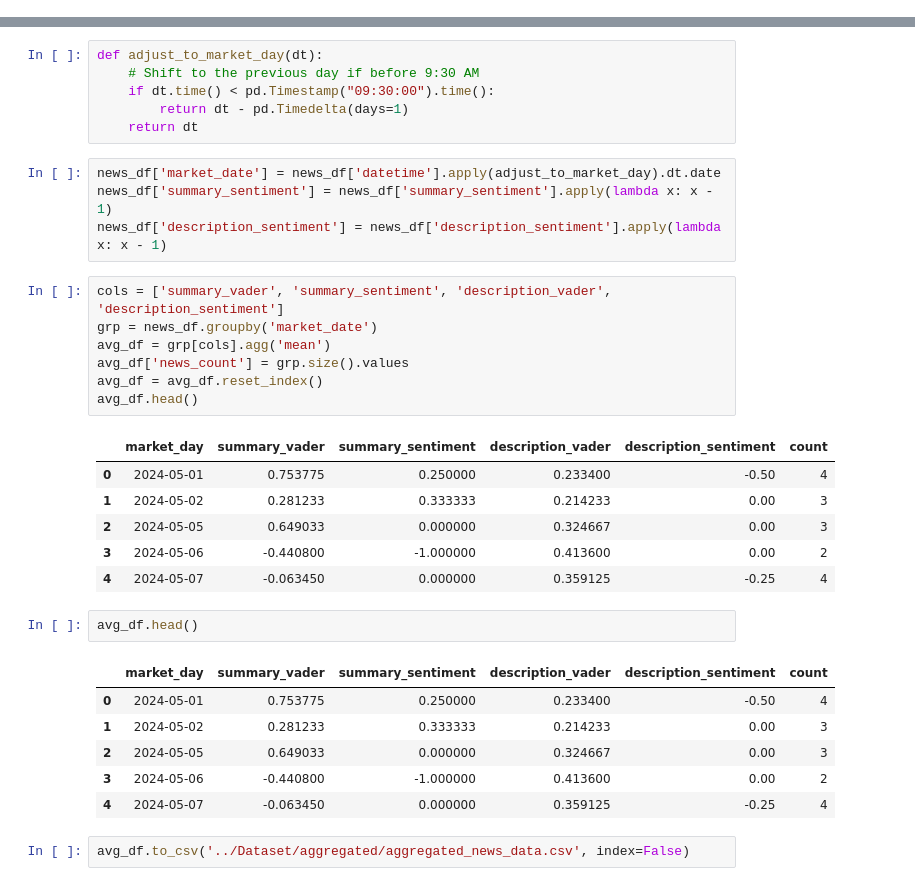
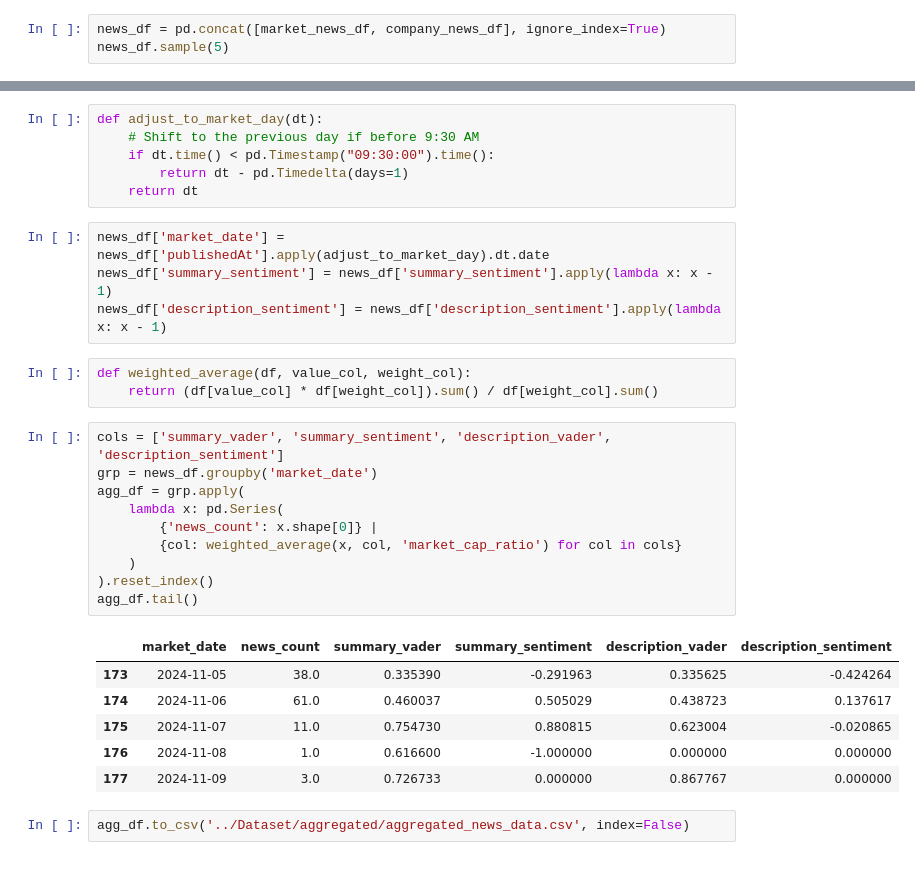
Before and after one commit to BrijAtIISc/DSP_project, a Jupyter notebook: Code/13-news-ratings-aggregation.ipynb, the cells around one changed output, grey strips where cells are left out. Cells and saved outputs as stored; diff of their text form.

```diff
--- a/Code/13-news-ratings-aggregation.ipynb
+++ b/Code/13-news-ratings-aggregation.ipynb
@@ -13,0 +58,3 @@ news_df.head()
+# %%
+news_df = pd.concat([market_news_df, company_news_df], ignore_index=True)
+news_df.sample(5)
@@ -18,31 +72,28 @@ def adjust_to_market_day(dt):
         return dt - pd.Timedelta(days=1)
     return dt
 # %%
-news_df['market_date'] = news_df['datetime'].apply(adjust_to_market_day).dt.date
+news_df['market_date'] = news_df['publishedAt'].apply(adjust_to_market_day).dt.date
 news_df['summary_sentiment'] = news_df['summary_sentiment'].apply(lambda x: x - 1)
 news_df['description_sentiment'] = news_df['description_sentiment'].apply(lambda x: x - 1)
-# %%
-cols = ['summary_vader', 'summary_sentiment', 'description_vader', 'description_sentiment']
-grp = news_df.groupby('market_date')
-avg_df = grp[cols].agg('mean')
-avg_df['news_count'] = grp.size().values
-avg_df = avg_df.reset_index()
-avg_df.head()
-# %% [output]
-|  | market_day | summary_vader | summary_sentiment | description_vader | description_sentiment | count |
-| 0 | 2024-05-01 | 0.753775 | 0.250000 | 0.233400 | -0.50 | 4 |
-| 1 | 2024-05-02 | 0.281233 | 0.333333 | 0.214233 | 0.00 | 3 |
-| 2 | 2024-05-05 | 0.649033 | 0.000000 | 0.324667 | 0.00 | 3 |
-| 3 | 2024-05-06 | -0.440800 | -1.000000 | 0.413600 | 0.00 | 2 |
-| 4 | 2024-05-07 | -0.063450 | 0.000000 | 0.359125 | -0.25 | 4 |
-# %%
-avg_df.head()
-# %% [output]
-|  | market_day | summary_vader | summary_sentiment | description_vader | description_sentiment | count |
-| 0 | 2024-05-01 | 0.753775 | 0.250000 | 0.233400 | -0.50 | 4 |
-| 1 | 2024-05-02 | 0.281233 | 0.333333 | 0.214233 | 0.00 | 3 |
-| 2 | 2024-05-05 | 0.649033 | 0.000000 | 0.324667 | 0.00 | 3 |
-| 3 | 2024-05-06 | -0.440800 | -1.000000 | 0.413600 | 0.00 | 2 |
-| 4 | 2024-05-07 | -0.063450 | 0.000000 | 0.359125 | -0.25 | 4 |
+# %%
+def weighted_average(df, value_col, weight_col):
+    return (df[value_col] * df[weight_col]).sum() / df[weight_col].sum()
+# %%
+cols = ['summary_vader', 'summary_sentiment', 'description_vader', 'description_sentiment']
+grp = news_df.groupby('market_date')
+agg_df = grp.apply(
+    lambda x: pd.Series(
+        {'news_count': x.shape[0]} |
+        {col: weighted_average(x, col, 'market_cap_ratio') for col in cols}
+    )
+).reset_index()
+agg_df.tail()
+# %% [output]
+|  | market_date | news_count | summary_vader | summary_sentiment | description_vader | description_sentiment |
+| 173 | 2024-11-05 | 38.0 | 0.335390 | -0.291963 | 0.335625 | -0.424264 |
+| 174 | 2024-11-06 | 61.0 | 0.460037 | 0.505029 | 0.438723 | 0.137617 |
+| 175 | 2024-11-07 | 11.0 | 0.754730 | 0.880815 | 0.623004 | -0.020865 |
+| 176 | 2024-11-08 | 1.0 | 0.616600 | -1.000000 | 0.000000 | 0.000000 |
+| 177 | 2024-11-09 | 3.0 | 0.726733 | 0.000000 | 0.867767 | 0.000000 |
 # %%
-avg_df.to_csv('../Dataset/aggregated/aggregated_news_data.csv', index=False)
+agg_df.to_csv('../Dataset/aggregated/aggregated_news_data.csv', index=False)
```
Also changed, not shown: parts of 7 cells of this notebook, 13 other files.
